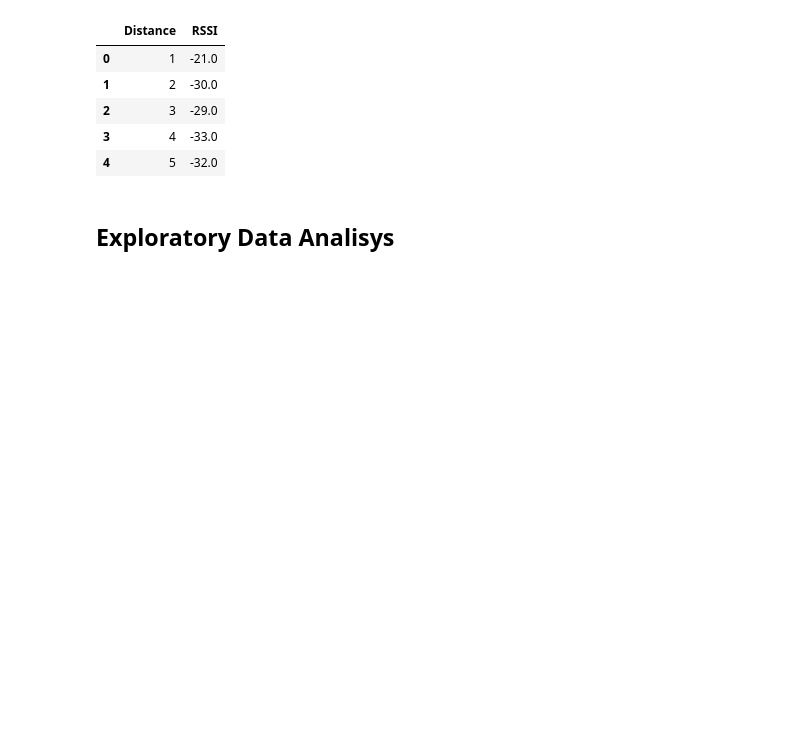
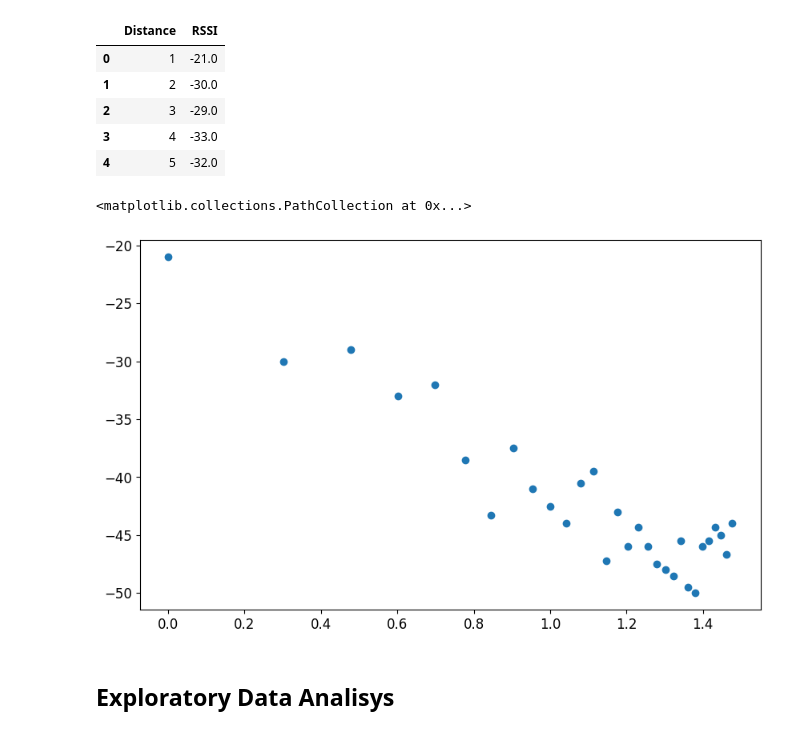
Before and after one commit to albert-santos/path_loss_prediction, a Jupyter notebook: path_loss_prediction.ipynb, the cells around one changed output. Drawn from its saved outputs; the diff is of its cells as text; code cells hidden in the pictures; blank space fills up the shorter version.

```diff
--- a/path_loss_prediction.ipynb
+++ b/path_loss_prediction.ipynb
@@ -56,6 +56,12 @@ data_2_4_Ghz.head()
 | 2 | 3 | -29.0 |
 | 3 | 4 | -33.0 |
 | 4 | 5 | -32.0 |
+# %%
+plt.figure(figsize=(10,6))
+plt.scatter(np.log10(data_2_4_Ghz['Distance']), data_2_4_Ghz['RSSI'], label='2.4 GHz')
+# %% [output]
+<matplotlib.collections.PathCollection at 0x...>
+[figure, added]
 # %% [markdown]
 ## Exploratory Data Analisys
 # %%
```
Also changed, not shown: parts of 7 cells of this notebook, 1 other file.
